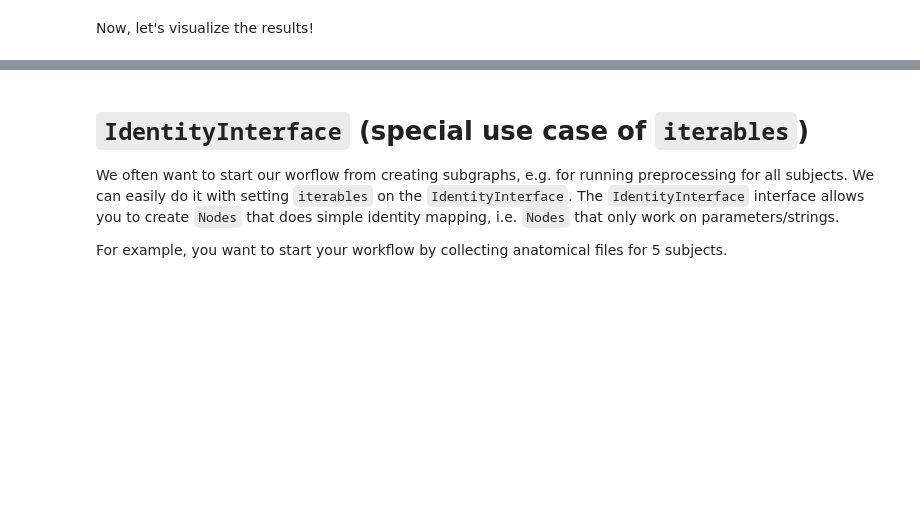
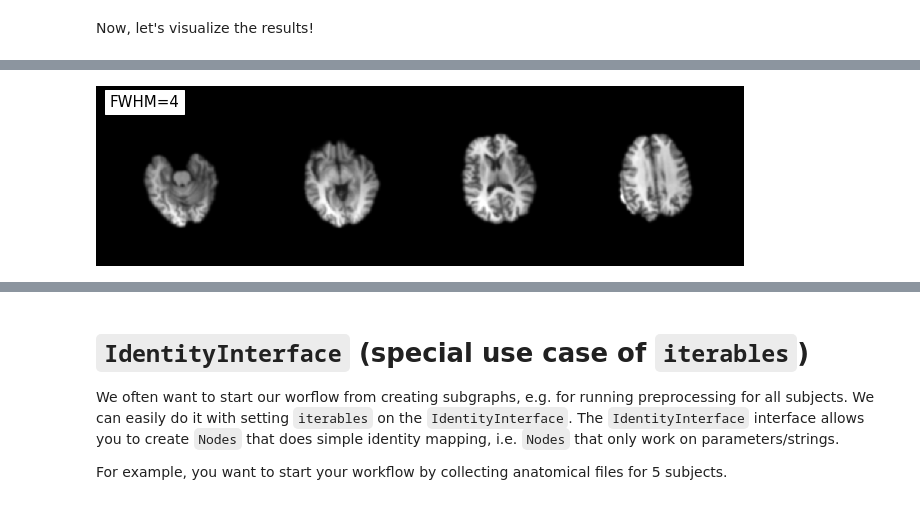
Before and after one commit to MonashBI/nipype_arcana_workshop, a Jupyter notebook: notebooks/basic_iteration.ipynb, the cells around one changed output, grey strips where cells are left out. Cells and saved outputs as stored; diff of their text form; code cells hidden in the pictures; blank space fills up the shorter version.

```diff
--- a/notebooks/basic_iteration.ipynb
+++ b/notebooks/basic_iteration.ipynb
@@ -67,6 +116,8 @@ plotting.plot_anat(
 # %%
 plotting.plot_anat(
-    expanduser(' output/smoothflow/_fwhm_4/iso_smooth/sub-01_ses-test_T1w_brain_smooth.nii.gz', title='FWHM=4',
+    'output/smoothflow/_fwhm_4/iso_smooth/sub-01_ses-test_T1w_brain_smooth.nii.gz', title='FWHM=4',
     display_mode='z', dim=-0.5, cut_coords=(-50, -35, -20, -5), annotate=False);
+# %% [output]
+[figure, added]
 # %%
 plotting.plot_anat(
```
Also changed, not shown: parts of 9 cells of this notebook.
